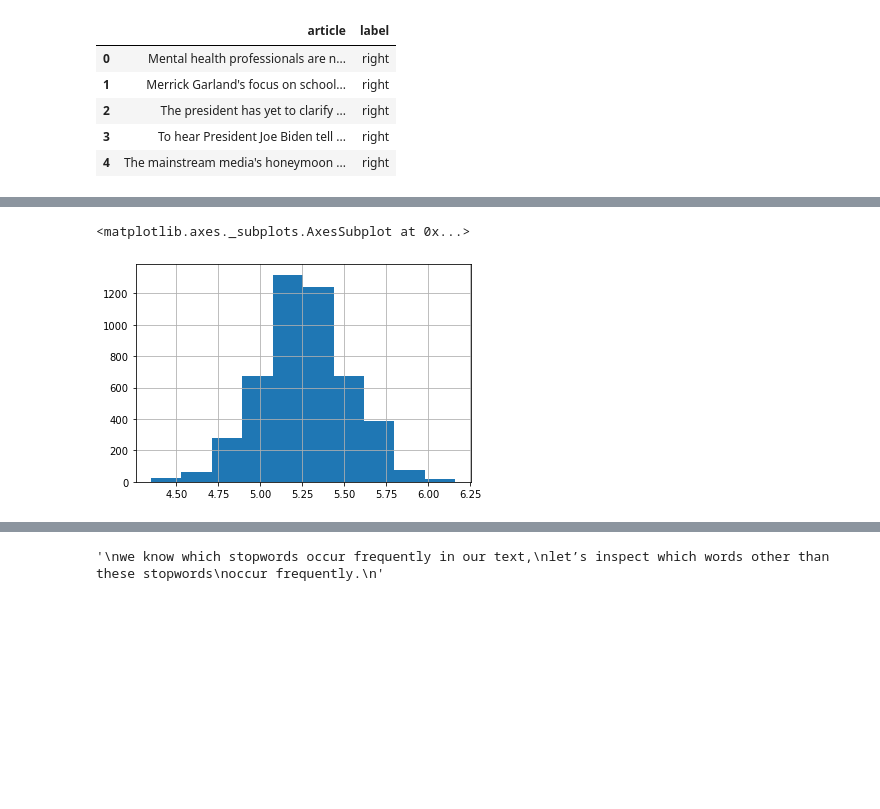
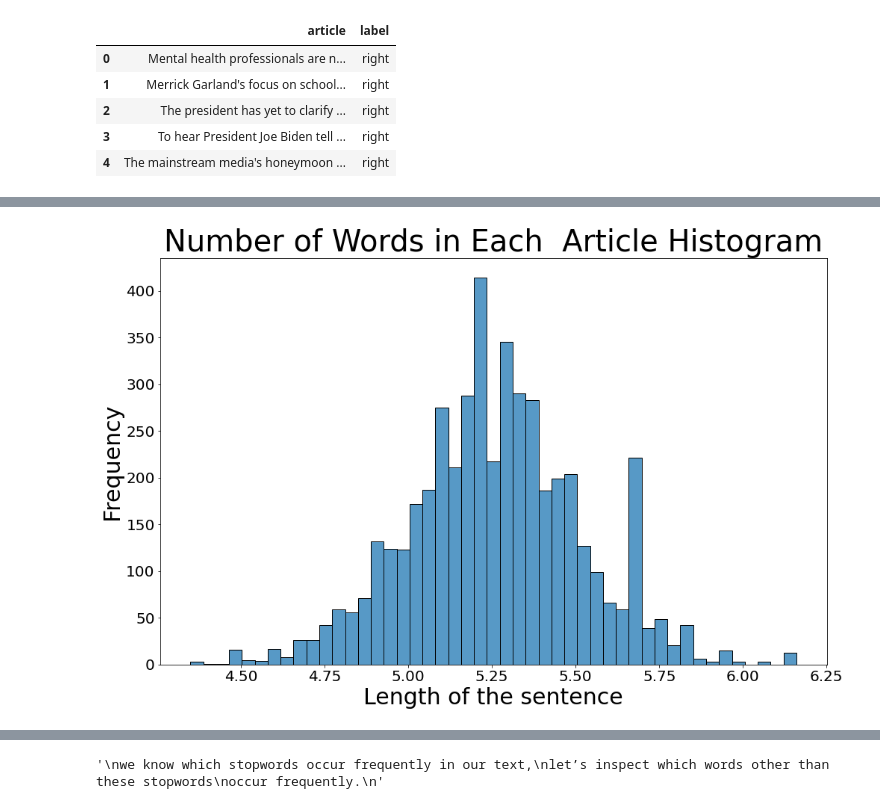
Before and after one commit to ekostrov/CapstoneProject, a Jupyter notebook: final_1.ipynb, the cells around one changed output, grey strips where cells are left out. Saved outputs shown, nothing was run; the diff lists cells and outputs as text; code cells hidden in the pictures; blank space fills up the shorter version.

```diff
--- a/final_1.ipynb
+++ b/final_1.ipynb
@@ -35,7 +70,3 @@ df.head()
 | 2 | The president has yet to clarify ... | right |
 | 3 | To hear President Joe Biden tell ... | right |
 | 4 | The mainstream media's honeymoon ... | right |
-# %%
-df.article = df.article.apply(lambda x: x.replace("SHARE",""))
-df.article = df.article.apply(lambda x: x.lower())
-df.head()
@@ -61,7 +97,13 @@ df.article.str.split().map(lambda x: len(x)).hist()
 # %%
-#the average word length in each sentence.
-df.article.str.split().apply(lambda x: [len(i) for i in x]).map(lambda x: np.mean(x)).hist()
+# plot average word length in each sentence.
+plt.figure(figsize=(16,10))
+sns.histplot(df.article.str.split().apply(lambda x: [len(i) for i in x]).map(lambda x: np.mean(x)))
+plt.title("Number of Words in Each  Article Histogram", fontsize=40)
+plt.ylabel('Frequency', fontsize=30)
+plt.yticks(fontsize=20)
+plt.xlabel('Length of the sentence', fontsize=30)
+plt.xticks(fontsize=20)
+plt.show()
 # %% [output]
-<matplotlib.axes._subplots.AxesSubplot at 0x...>
-[figure, old version]
+[figure, new version]
 # %%
```
Also changed, not shown: parts of 74 cells of this notebook.
